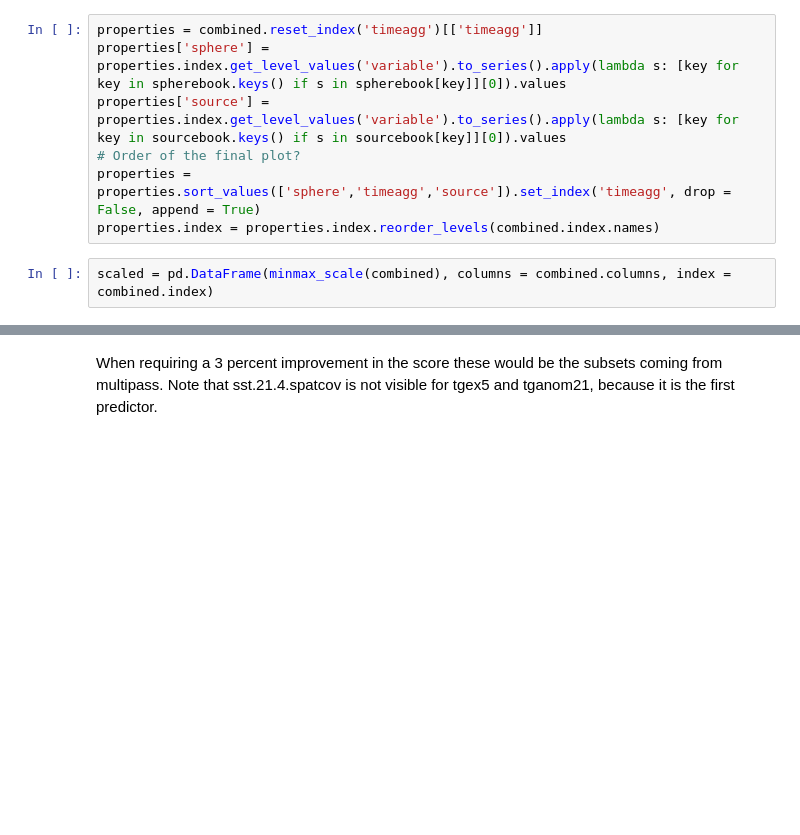
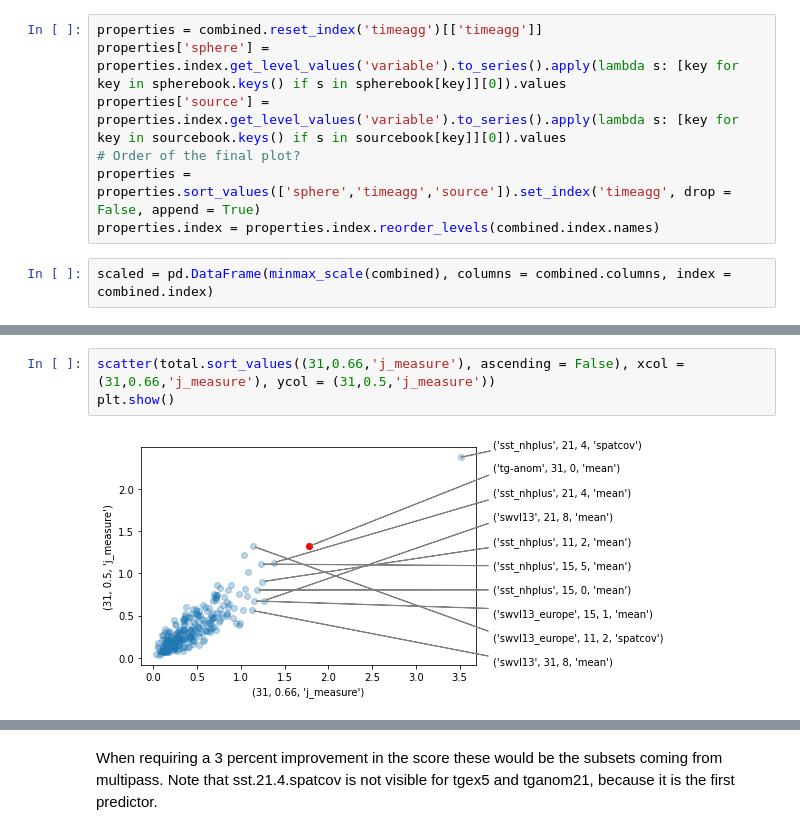
Before and after one commit to chiemvs/Hybrid, a Jupyter notebook: notebooks/predictor_selection.ipynb, the cells around one changed output, grey strips where cells are left out. Cells and saved outputs as stored; diff of their text form; blank space fills up the shorter version.

```diff
--- a/notebooks/predictor_selection.ipynb
+++ b/notebooks/predictor_selection.ipynb
@@ -466,0 +271,5 @@ def percentual_improvement(name: str, basepath: Path = Path('/nobackup/users/str
+# %%
+scatter(total.sort_values((31,0.66,'j_measure'), ascending = False), xcol = (31,0.66,'j_measure'), ycol = (31,0.5,'j_measure'))
+plt.show()
+# %% [output]
+[figure, added]
```
Also changed, not shown: parts of 53 cells of this notebook.
